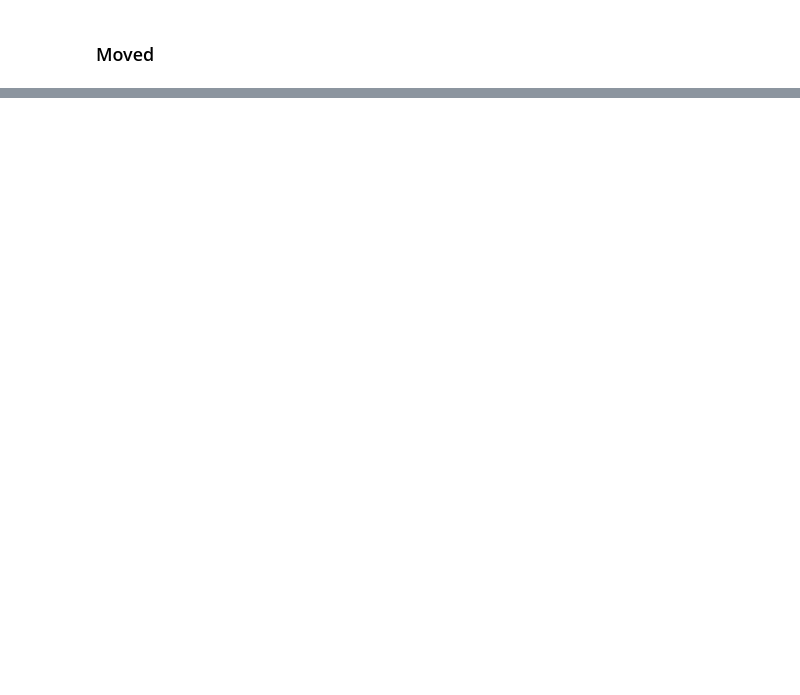
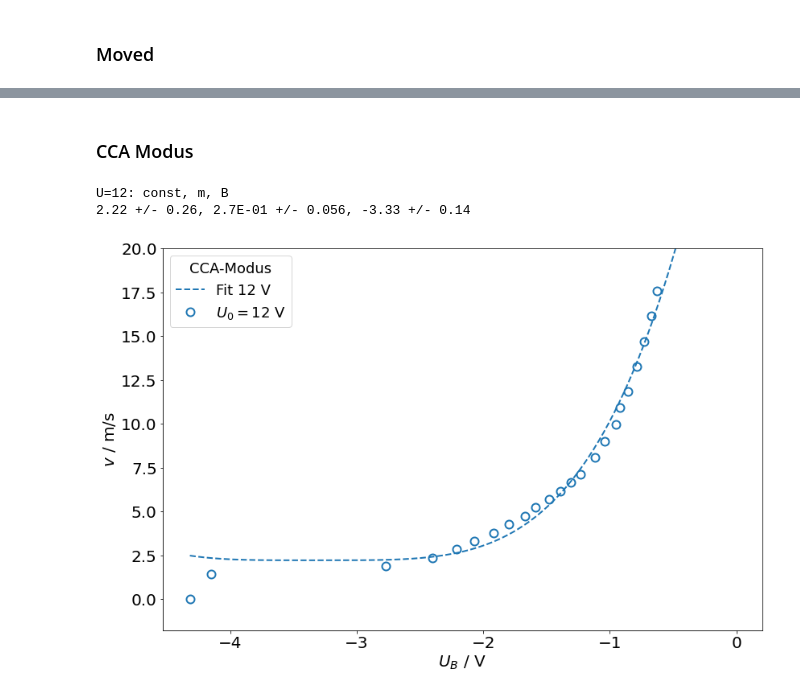
Before and after one commit to T1mors/FPR, a Jupyter notebook: 2 Hitzdraht/3_2_Heizdraht.ipynb, the cells around one changed output, grey strips where cells are left out. Saved outputs shown, nothing was run; the diff lists cells and outputs as text; code cells hidden in the pictures; blank space fills up the shorter version.

```diff
--- a/2 Hitzdraht/3_2_Heizdraht.ipynb
+++ b/2 Hitzdraht/3_2_Heizdraht.ipynb
@@ -137,0 +228,41 @@ NameError: name 'U' is not defined
+# %% [markdown]
+### CCA Modus
+# %%
+U = np.array([0, 0.3, 0.4, 0.5, 0.6, 0.7, 0.8, 0.9, 1.0, 1.1, 1.2, 1.3, 1.4, 1.5, 1.7, 1.9, 2.1, 2.3, 2.5, 2.8, 3.1, 3.4, 3.7])
+(v, delta_v) = U_Düse_in_v(U)
+U_B = np.array([4.32, 4.15, 2.77, 2.4, 2.21, 2.07, 1.92, 1.8, 1.67, 1.59, 1.48, 1.39, 1.31, 1.23, 1.12, 1.04, 0.95, 0.92, 0.86, 0.79, 0.73, 0.67, 0.63])*(-1)
+U_total = np.arange(-4.5, -0.5, 0.01)
+
+fig, ax = plt.subplots(1,1, figsize=(12,8))
+
+const_vec, m_vec, B_vec = [], [], []
+delta_const_vec, delta_m_vec, delta_B_vec = [], [], []
+
+for i, (data, VOLT) in enumerate(zip([U_B], [12])):
+    ax.errorbar(data, v[0:len(data)], zorder=3, label =f"$U_0 = {VOLT}$ V", c=f"C{i}", fmt="o", ecolor="C3", elinewidth=4, capsize=6, fillstyle="none", markeredgewidth=2)
+
+    guess = [2, 1, -3]
+    parameters, covariance = curve_fit(Kings_Law, data[1:], v[1:len(data)], p0=guess)
+    std_error = np.sqrt(np.diag(covariance))
+    U_total = np.arange(data[0], ceil(data[-1]), 0.01)
+    fit_y = Kings_Law(U_total, *parameters)
+
+    print(f"\nU={VOLT}: const, m, B")
+    ((const, m, B), (delta_const, delta_m, delta_B)) = rtr(parameters, std_error, 2)
+    print(f"{const} +/- {delta_const}, {m:.1E} +/- {delta_m}, {B} +/- {delta_B}")
+    const_vec.append(const), m_vec.append(f"{m:.1E}"), B_vec.append(B), delta_const_vec.append(delta_const), delta_m_vec.append(f"{delta_m:.1E}"), delta_B_vec.append(delta_B)
+
+    label=f"Fit {VOLT} V"
+    ax.plot(U_total, fit_y, ls = "--", c=f"C{i}", label=label, zorder=2)
+
+label="Fit"
+ax.set_ylabel("$v$ / m/s")
+ax.set_xlabel("$U_B$ / V")
+ax.set_ylim(top=20)
+ax.legend(title="CCA-Modus")
+plt.tight_layout()
+# plt.savefig("Abb/Heizdraht_3_2_CCA_alleine.png")
+# %% [output]
+U=12: const, m, B
+2.22 +/- 0.26, 2.7E-01 +/- 0.056, -3.33 +/- 0.14
+[figure, added]
```
Also changed, not shown: parts of 19 cells of this notebook, 18 other files.
